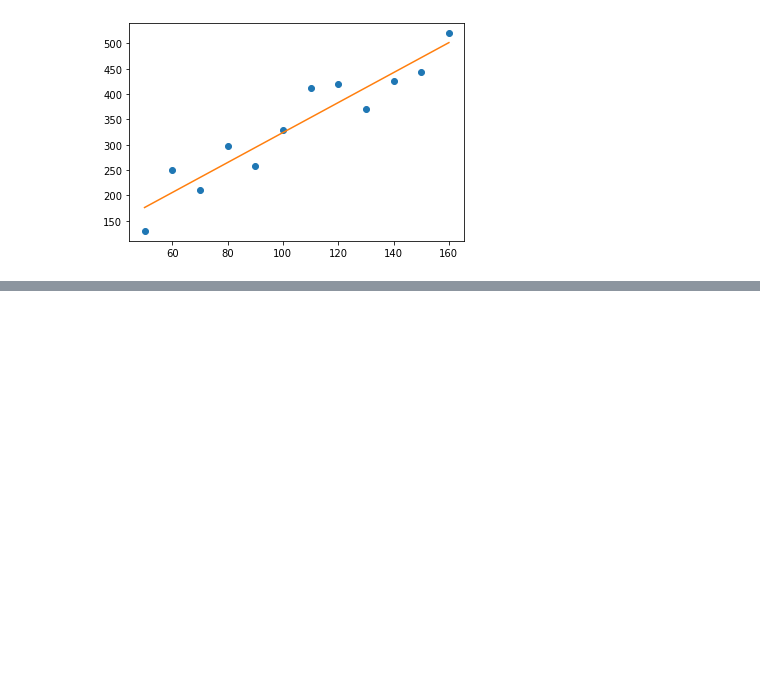
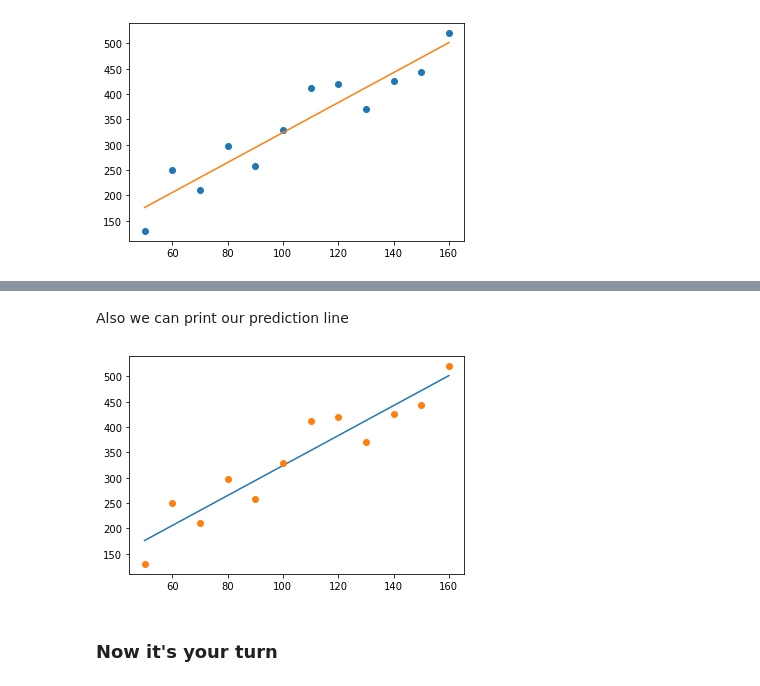
Before and after one commit to yyht6300a/499Project-Minecraft-C, a Jupyter notebook: Lesson_Linear_regression/Lesson 1.ipynb, the cells around one changed output, grey strips where cells are left out. Drawn from its saved outputs; the diff is of its cells as text; code cells hidden in the pictures; blank space fills up the shorter version.

```diff
--- a/Lesson_Linear_regression/Lesson 1.ipynb
+++ b/Lesson_Linear_regression/Lesson 1.ipynb
@@ -216,0 +296,10 @@ prediction: 229.3857808857808
+# %% [markdown]
+Also we can print our prediction line
+# %%
+plt.plot(npsize,ourmodel.predict(npsize))
+plt.plot(npsize,price,'o')
+plt.show()
+# %% [output]
+[figure, added]
+# %% [markdown]
+### Now it's your turn
```
Also changed, not shown: parts of 5 cells of this notebook.
